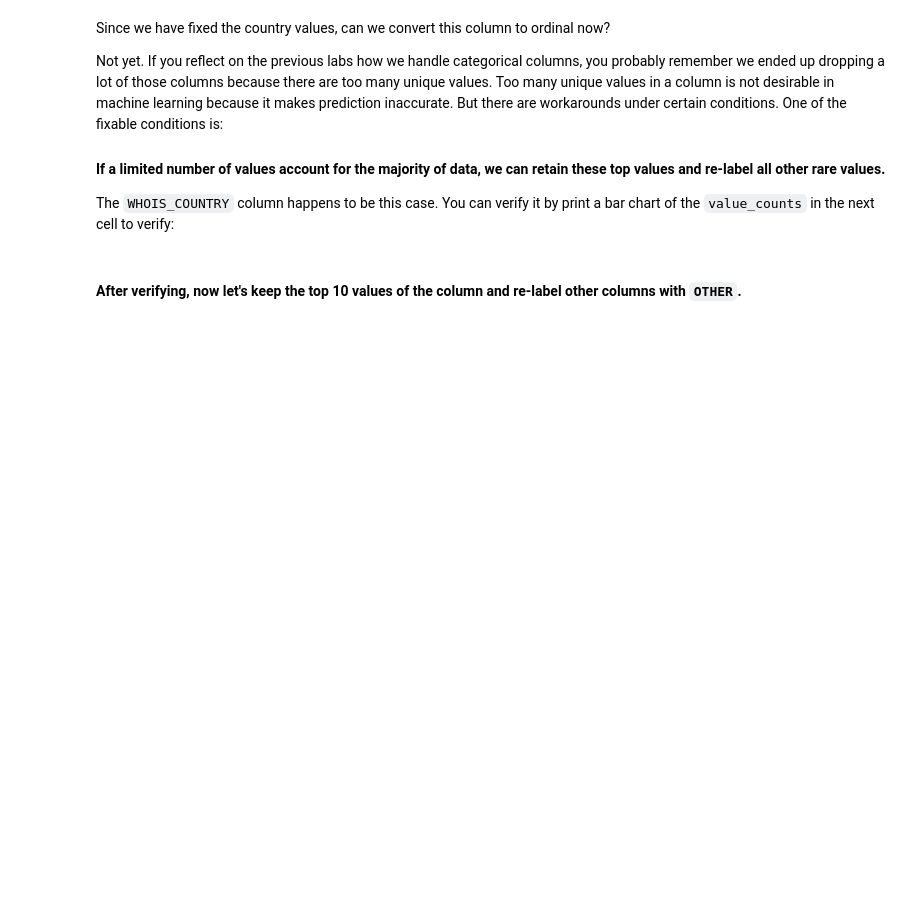
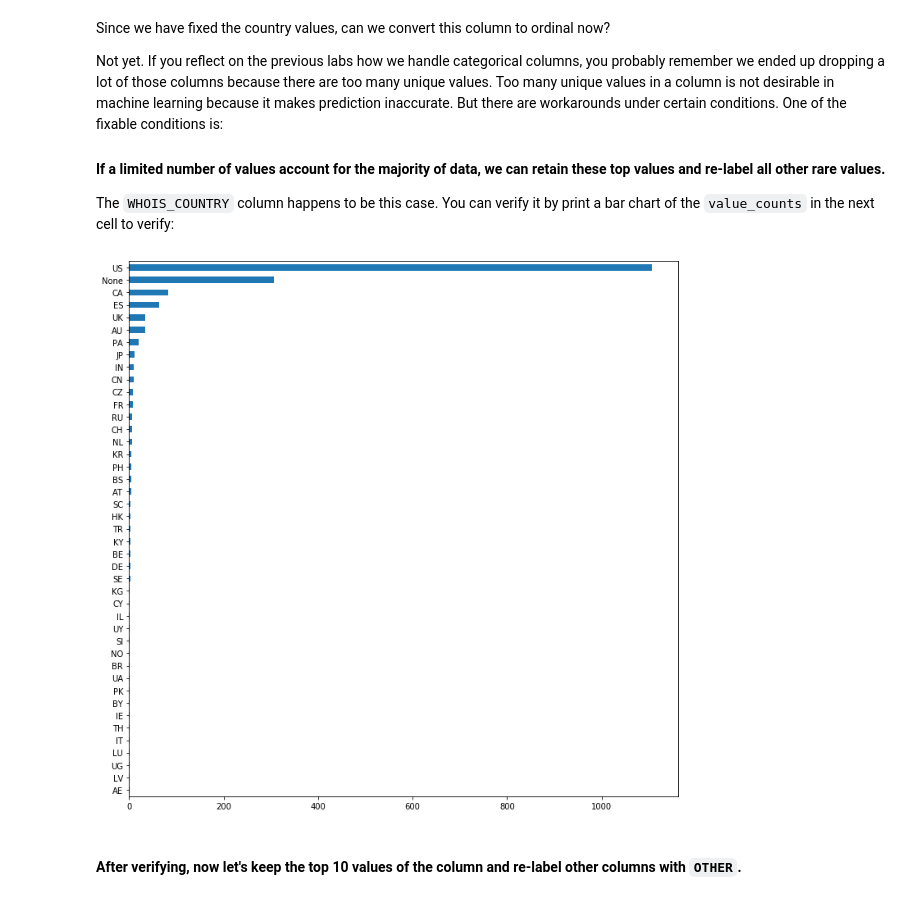
Before and after one commit to ta-data-lis/lab-supervised-learning, a Jupyter notebook: your-code/main.ipynb, the cells around one changed output. Saved outputs shown, nothing was run; the diff lists cells and outputs as text; code cells hidden in the pictures; blank space fills up the shorter version.

```diff
--- a/your-code/main.ipynb
+++ b/your-code/main.ipynb
@@ -70,0 +131,2 @@ In the cells below, remove as few columns as you can to eliminate the high colli
+# %%
+websites.drop(columns=['TCP_CONVERSATION_EXCHANGE'], axis=1, inplace=True)
@@ -77,3 +177,7 @@ The next step would be handling missing values. **We start by examining the numb
+# %%
+# Almost half of the rows of the column CONTENT_LENGTH are missing, so I'm going to delete it.
+
+websites.drop(columns=['CONTENT_LENGTH'], axis=1, inplace=True)
 # %% [markdown]
 If you remember in the previous labs, we drop a column if the column contains a high proportion of missing values. After dropping those problematic columns, we drop the rows with missing values.
 
@@ -85,3 +187,5 @@ If you remember in the previous labs, we drop a column if the column contains a
+# %%
+websites.dropna(axis=0, how='any', thresh=None, subset=None, inplace=True)
 # %% [markdown]
 #### Again, examine the number of missing values in each column.
 
@@ -116,3 +245,9 @@ How to handle string columns is always case by case. Let's start by working on `
+# %%
+websites['WHOIS_COUNTRY'] = websites['WHOIS_COUNTRY'].replace(['Cyprus'], 'CY')
+websites['WHOIS_COUNTRY'] = websites['WHOIS_COUNTRY'].replace(['ru'], 'RU')
+websites['WHOIS_COUNTRY'] = websites['WHOIS_COUNTRY'].replace(['us'], 'US')
+websites['WHOIS_COUNTRY'] = websites['WHOIS_COUNTRY'].replace(['se'], 'US')
+websites['WHOIS_COUNTRY'] = websites['WHOIS_COUNTRY'].replace(["[u'GB'; u'UK']", 'United Kingdom', 'GB'], 'UK')
 # %% [markdown]
 Since we have fixed the country values, can we convert this column to ordinal now?
 
@@ -126,2 +259,8 @@ The `WHOIS_COUNTRY` column happens to be this case. You can verify it by print a
+# %%
+plt.figure(figsize=(12,12))
+websites.WHOIS_COUNTRY.value_counts().sort_values().plot(kind = 'barh')
+plt.show()
+# %% [output]
+[figure, added]
 # %% [markdown]
 #### After verifying, now let's keep the top 10 values of the column and re-label other columns with `OTHER`.
```
Also changed, not shown: parts of 77 cells of this notebook, 1 other file.
